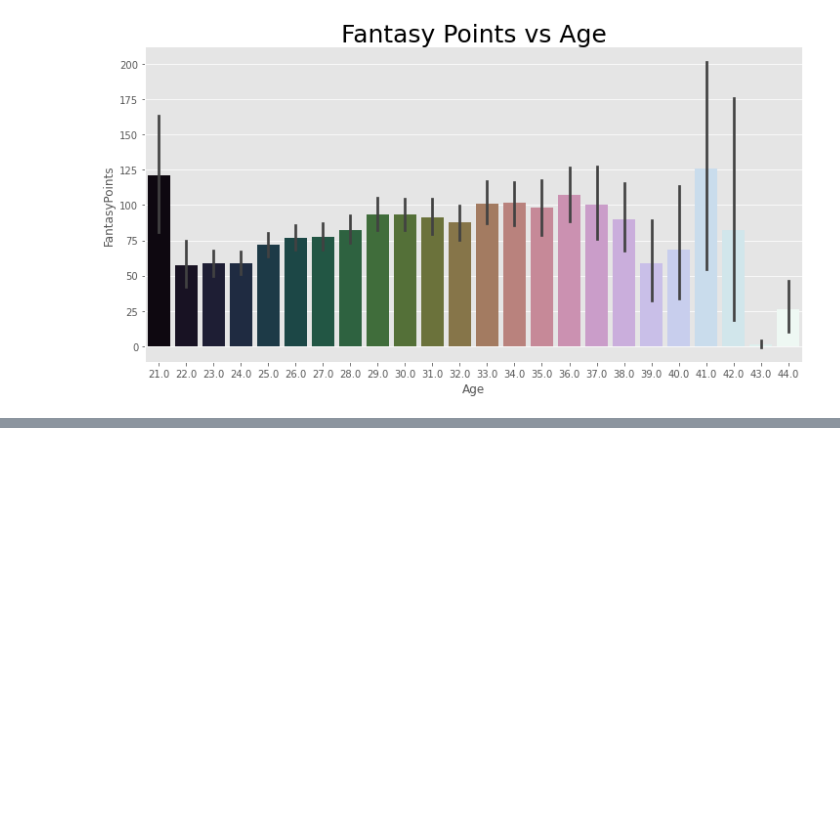
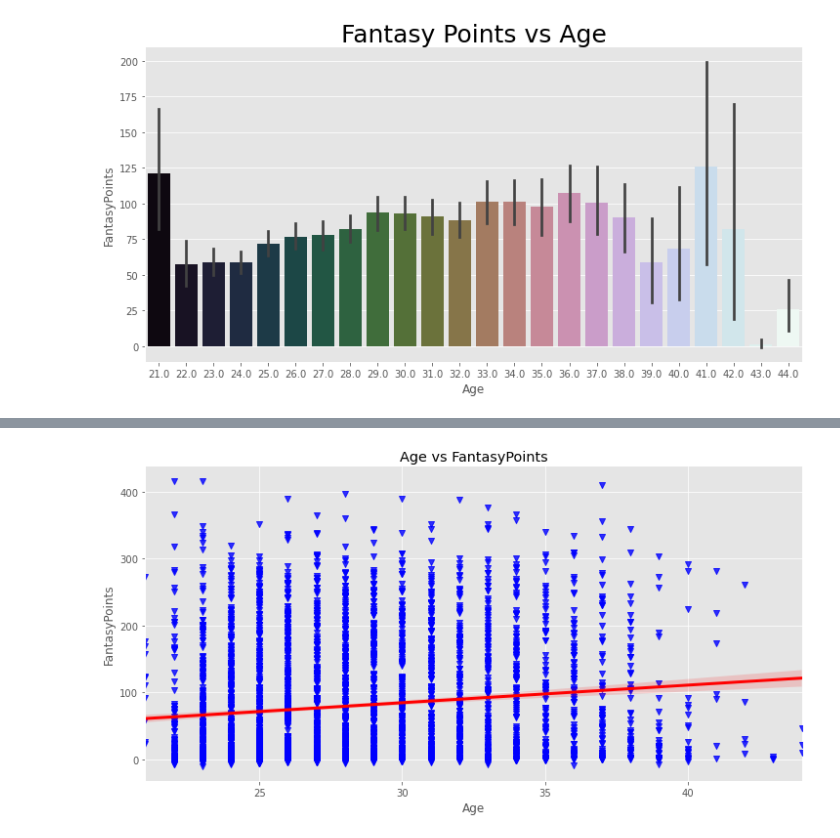
Before and after one commit to akashkumar1287/FantasyFootball, a Jupyter notebook: Positional Compiled Data/QB.ipynb, the cells around one changed output, grey strips where cells are left out. Saved outputs shown, nothing was run; the diff lists cells and outputs as text; code cells hidden in the pictures; blank space fills up the shorter version.

```diff
--- a/Positional Compiled Data/QB.ipynb
+++ b/Positional Compiled Data/QB.ipynb
@@ -127,0 +166,7 @@ plt.title("Fantasy Points vs Age",
+# %%
+sns.lmplot(x="Age", y="FantasyPoints",data=df,markers="v",
+            scatter_kws={"color": "blue"},
+         line_kws={"linewidth":3,"color":"red"},aspect=2);
+plt.title("Age vs FantasyPoints");
+# %% [output]
+[figure, added]
```
Also changed, not shown: parts of 3 cells of this notebook.
